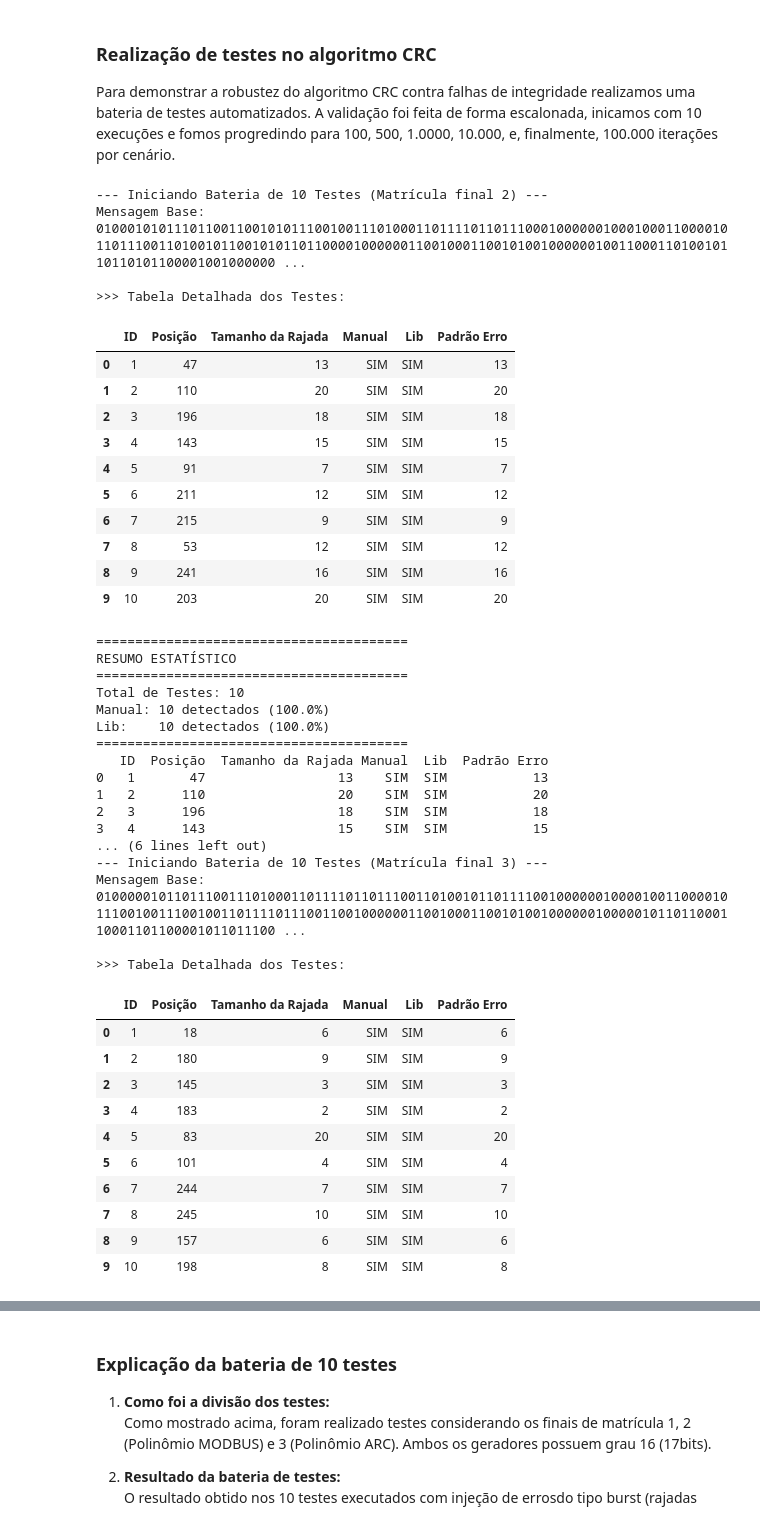
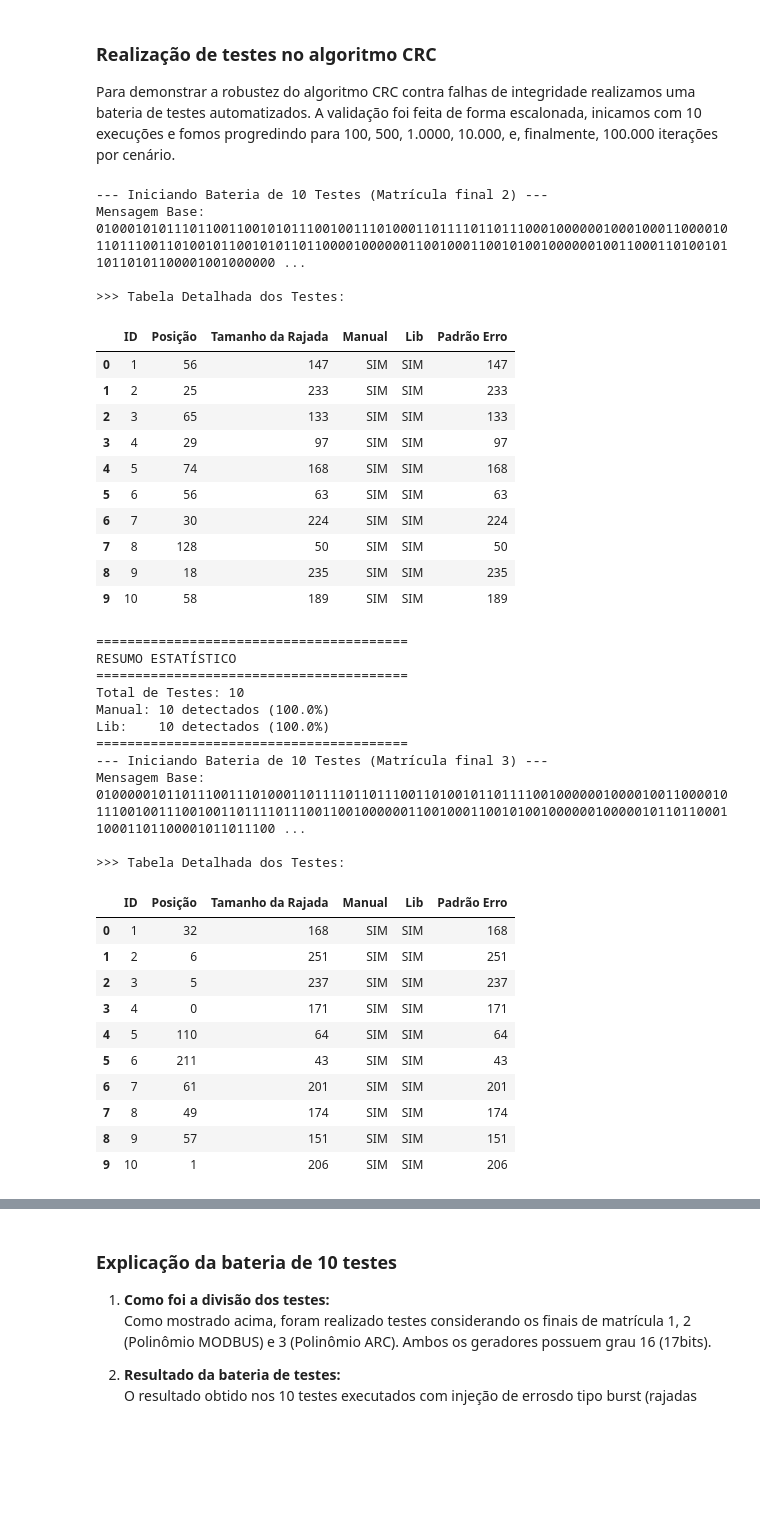
Before and after one commit to Antonio-BNeto/computer-network-ufcg, a Jupyter notebook: laboratories/lab2/deteccao_de_erro/lab2_dectecao_de_erros_crc.ipynb, the cells around one changed output, grey strips where cells are left out. Drawn from its saved outputs; the diff is of its cells as text; code cells hidden in the pictures; blank space fills up the shorter version.

```diff
--- a/laboratories/lab2/deteccao_de_erro/lab2_dectecao_de_erros_crc.ipynb
+++ b/laboratories/lab2/deteccao_de_erro/lab2_dectecao_de_erros_crc.ipynb
@@ -356,9 +356,7 @@ def get_gerador(final_matricula: int):
         Uma string que é o gerador CRC
     """
 
-    #Geradores disponibilizados no README
     GERADOR_CRC_1_2_3_MODBUS = "11000000000000101"
-    #esse ARC tem 17 bits segundo README, em caso de problemas use MODBUS
     GERADOR_CRC_3_4_5_ARC = "1100000100010001"
     GERADOR_CRC_6_7_MAXIM = "10011000000010001"
     GERADOR_CRC_8_9_CCITT_FALSE = "10001000000100001"
@@ -388,17 +386,15 @@ def injetar_erro_rajada(quadro_bits, tamanho_rajada):
     lista_bits = list(quadro_bits)
     n_bits = len(lista_bits)
 
-    # Escolhe posição aleatória garantindo que a rajada caiba no quadro
     posicao = random.randint(0, n_bits - tamanho_rajada)
 
     padrao_erro = ""
 
-    # Aplica a rajada
     for i in range(tamanho_rajada):
         bit_original = lista_bits[posicao + i]
         novo_bit = '1' if bit_original == '0' else '0'
         lista_bits[posicao + i] = novo_bit
-        padrao_erro += "1" #Marcamos 1 onde houve inversão para log
+        padrao_erro += "1"
 
     return "".join(lista_bits), posicao, tamanho_rajada
 
@@ -410,7 +406,6 @@ def bits_para_bytes(bits):
     return int(bits, 2).to_bytes(len(bits) // 8, byteorder='big')
 
 
-#PARTE É CODIGO DE IA REVISÃO NECESSARIA(não retire esse comentario)
 def executar_teste(mensagem_bits, final_matricula, tamanho_rajada):
     """
     Executa um teste completo de injeção e detecção de erro.
@@ -419,7 +414,6 @@ def executar_teste(mensagem_bits, final_matricula, tamanho_rajada):
 
     gerador = get_gerador(final_matricula)
 
-    #Geração do Quadro Válido
     crc_original = calcular_crc_manual(mensagem_bits, gerador)
     quadro_transmitido = mensagem_bits + crc_original
 
@@ -429,22 +423,16 @@ def executar_teste(mensagem_bits, final_matricula, tamanho_rajada):
 
     detectou_manual = "SIM" if '1' in resto_manual else "NÃO (FALHA)"
 
-    # Verificação com Biblioteca
-    # Usa o CRC-16 MODBUS
+
     try:
         calc_lib = Calculator(Crc16.MODBUS)
         bytes_corrompidos = bits_para_bytes(quadro_corrompido)
-
-        # A biblioteca calcula o checksum sobre os bytes.
-        # Se o resultado for diferente de 0 (ou do esperado), ela detectou o erro.
-        # Para simplificar: se check != 0, assumimos detecção.
         check_lib = calc_lib.checksum(bytes_corrompidos)
         detectou_lib = "SIM" if check_lib != 0 else "NÃO"
 
     except Exception as e:
         detectou_lib = f"ERRO LIB"
 
-    # Relatório do teste
     relatorio = {
         "gerador_usado": gerador,
         "tamanho_mensagem_bits": len(mensagem_bits),
@@ -471,7 +459,7 @@ def executar_bateria_testes(mensagem_bits, final_matricula, total_testes=10):
 
     for i in range(1, total_testes + 1):
 
-        tamanho_rajada = random.randint(1, 20)
+        tamanho_rajada = random.randint(1, len(mensagem_bits))
         resultado = executar_teste(mensagem_bits, final_matricula, tamanho_rajada)
 
         dados_testes.append({
@@ -483,14 +471,10 @@ def executar_bateria_testes(mensagem_bits, final_matricula, total_testes=10):
             "Padrão Erro": resultado["padrao_erro_visual"]
         })
 
-    # Cria o DataFrame
     df = pd.DataFrame(dados_testes)
 
-    # Exibe a tabela principal
     print(">>> Tabela Detalhada dos Testes:")
     display(df)
-
-    # --- Cálculo e Exibição do Resumo Estatístico ---
     sucessos_manual = df[df["Manual"] == "SIM"].shape[0]
     sucessos_lib = df[df["Lib"] == "SIM"].shape[0]
 
@@ -504,8 +488,6 @@ def executar_bateria_testes(mensagem_bits, final_matricula, total_testes=10):
     print(f"Manual: {sucessos_manual} detectados ({taxa_manual:.1f}%)")
     print(f"Lib:    {sucessos_lib} detectados ({taxa_lib:.1f}%)")
     print("="*40)
-
-    return df
 # %% [markdown]
 ### Realização de testes no algoritmo CRC
 
@@ -525,26 +507,26 @@ MENSAGEM_BASE_STEFANO = "0101001101110100011001010110011001100001011011100110111
 FINAL_MATRICULA_STEFANO = 1
 # %%
-print(executar_bateria_testes(MENSAGEM_BASE_EVERTON, FINAL_MATRICULA_EVERTON, 10))
+executar_bateria_testes(MENSAGEM_BASE_EVERTON, FINAL_MATRICULA_EVERTON, total_testes=10)
 
-print(executar_bateria_testes(MENSAGEM_BASE_ANTONIO, FINAL_MATRICULA_ANTONIO, 10))
+executar_bateria_testes(MENSAGEM_BASE_ANTONIO, FINAL_MATRICULA_ANTONIO, total_testes=10)
 
-print(executar_bateria_testes(MENSAGEM_BASE_STEFANO, FINAL_MATRICULA_STEFANO, 10))
+executar_bateria_testes(MENSAGEM_BASE_STEFANO, FINAL_MATRICULA_STEFANO, total_testes=10)
 # %% [output]
 --- Iniciando Bateria de 10 Testes (Matrícula final 2) ---
 Mensagem Base: 01000101011101100110010101110010011101000110111101101110001000000100010001100001011011100110100101100101011011000010000001100100011001010010000001001100011010010110110101100001001000000 ...
 
 >>> Tabela Detalhada dos Testes:
 |  | ID | Posição | Tamanho da Rajada | Manual | Lib | Padrão Erro |
-| 0 | 1 | 47 | 13 | SIM | SIM | 13 |
-| 1 | 2 | 110 | 20 | SIM | SIM | 20 |
-| 2 | 3 | 196 | 18 | SIM | SIM | 18 |
-| 3 | 4 | 143 | 15 | SIM | SIM | 15 |
-| 4 | 5 | 91 | 7 | SIM | SIM | 7 |
-| 5 | 6 | 211 | 12 | SIM | SIM | 12 |
-| 6 | 7 | 215 | 9 | SIM | SIM | 9 |
-| 7 | 8 | 53 | 12 | SIM | SIM | 12 |
-| 8 | 9 | 241 | 16 | SIM | SIM | 16 |
-| 9 | 10 | 203 | 20 | SIM | SIM | 20 |
+| 0 | 1 | 56 | 147 | SIM | SIM | 147 |
+| 1 | 2 | 25 | 233 | SIM | SIM | 233 |
+| 2 | 3 | 65 | 133 | SIM | SIM | 133 |
+| 3 | 4 | 29 | 97 | SIM | SIM | 97 |
+| 4 | 5 | 74 | 168 | SIM | SIM | 168 |
+| 5 | 6 | 56 | 63 | SIM | SIM | 63 |
+| 6 | 7 | 30 | 224 | SIM | SIM | 224 |
+| 7 | 8 | 128 | 50 | SIM | SIM | 50 |
+| 8 | 9 | 18 | 235 | SIM | SIM | 235 |
+| 9 | 10 | 58 | 189 | SIM | SIM | 189 |
 ========================================
 RESUMO ESTATÍSTICO
 ========================================
@@ -552,27 +534,21 @@ Total de Testes: 10
 Manual: 10 detectados (100.0%)
 Lib:    10 detectados (100.0%)
 ========================================
-   ID  Posição  Tamanho da Rajada Manual  Lib  Padrão Erro
-0   1       47                 13    SIM  SIM           13
-1   2      110                 20    SIM  SIM           20
-2   3      196                 18    SIM  SIM           18
-3   4      143                 15    SIM  SIM           15
-... (6 lines left out)
 --- Iniciando Bateria de 10 Testes (Matrícula final 3) ---
 Mensagem Base: 01000001011011100111010001101111011011100110100101101111001000000100001001100001011100100111001001101111011100110010000001100100011001010010000001000001011011000110001101100001011011100 ...
 
 >>> Tabela Detalhada dos Testes:
 |  | ID | Posição | Tamanho da Rajada | Manual | Lib | Padrão Erro |
-| 0 | 1 | 18 | 6 | SIM | SIM | 6 |
-| 1 | 2 | 180 | 9 | SIM | SIM | 9 |
-| 2 | 3 | 145 | 3 | SIM | SIM | 3 |
-| 3 | 4 | 183 | 2 | SIM | SIM | 2 |
-| 4 | 5 | 83 | 20 | SIM | SIM | 20 |
-| 5 | 6 | 101 | 4 | SIM | SIM | 4 |
-| 6 | 7 | 244 | 7 | SIM | SIM | 7 |
-| 7 | 8 | 245 | 10 | SIM | SIM | 10 |
-| 8 | 9 | 157 | 6 | SIM | SIM | 6 |
-| 9 | 10 | 198 | 8 | SIM | SIM | 8 |
+| 0 | 1 | 32 | 168 | SIM | SIM | 168 |
+| 1 | 2 | 6 | 251 | SIM | SIM | 251 |
+| 2 | 3 | 5 | 237 | SIM | SIM | 237 |
+| 3 | 4 | 0 | 171 | SIM | SIM | 171 |
+| 4 | 5 | 110 | 64 | SIM | SIM | 64 |
+| 5 | 6 | 211 | 43 | SIM | SIM | 43 |
+| 6 | 7 | 61 | 201 | SIM | SIM | 201 |
+| 7 | 8 | 49 | 174 | SIM | SIM | 174 |
+| 8 | 9 | 57 | 151 | SIM | SIM | 151 |
+| 9 | 10 | 1 | 206 | SIM | SIM | 206 |
 ========================================
 RESUMO ESTATÍSTICO
 ========================================
```
Also changed, not shown: parts of 5 cells of this notebook.
